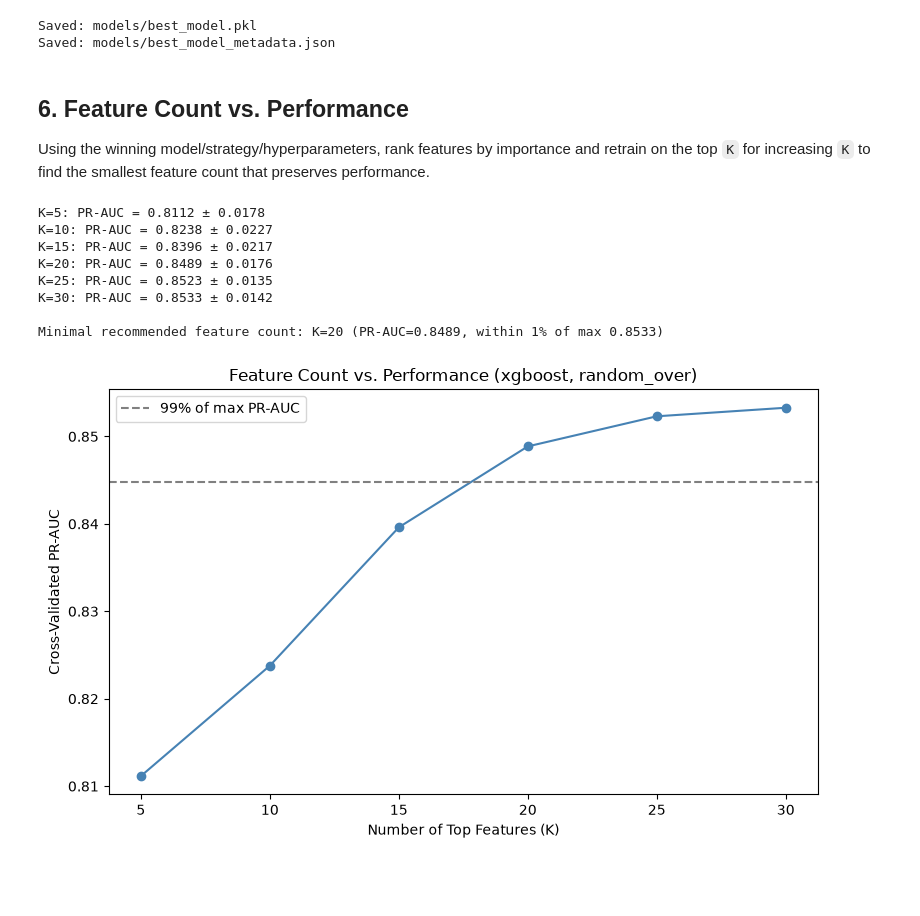
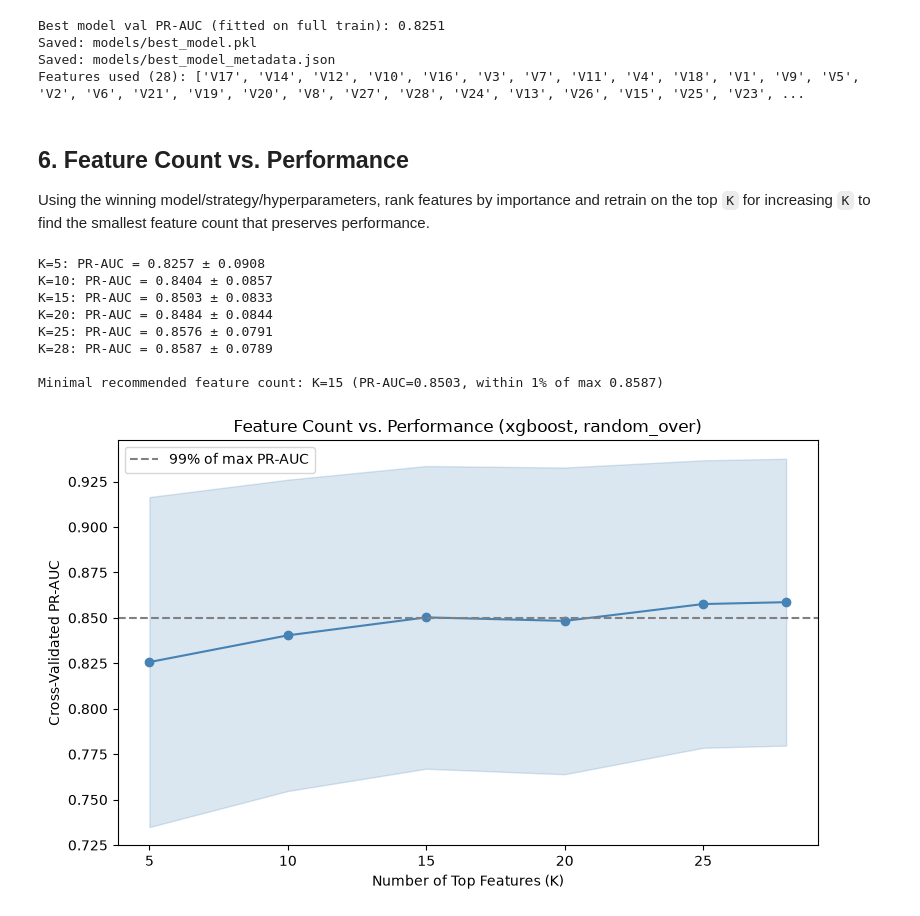
Before and after one commit to srwang721tw/KaggleFraudDetection, a Jupyter notebook: notebooks/04_modeling.ipynb, the cells around one changed output. Saved outputs shown, nothing was run; the diff lists cells and outputs as text; code cells hidden in the pictures; blank space fills up the shorter version.

```diff
--- a/notebooks/04_modeling.ipynb
+++ b/notebooks/04_modeling.ipynb
@@ -107,6 +133,6 @@ All `2 feature sets × 4 imbalance strategies × 3 models = 24` combinations, sc
 # %%
 screening_rows = []
-for feature_set in ['full', 'selected']:
+for feature_set in ['full', 'selected', 'mannwhitney']:
     X_train, y_train, _, _ = datasets[feature_set]
     for strategy in IMBALANCE_STRATEGIES:
         for model_name in MODEL_NAMES:
@@ -123,5 +149,6 @@ for feature_set in ['full', 'selected']:
 
 screening_results = pd.DataFrame(screening_rows).sort_values('mean_prauc', ascending=False).reset_index(drop=True)
 screening_results.to_csv(f'{REPORT_DIR}/coarse_screening_results.csv', index=False)
+print(f'\nTotal combos evaluated: {len(screening_results)}')
 screening_results.head(10)
 # %% [output]
@@ -262,22 +357,33 @@ feature_set imbalance_strategy   model  best_cv_prauc
 # %%
+X_train_best, y_train_best, X_val_best, y_val_best = datasets[best_feature_set]
+
+best_pipeline = make_pipeline(best_model_name, best_strategy, y_train_best, **best_params)
+best_pipeline.fit(X_train_best, y_train_best)
+
+val_prauc_final = average_precision_score(y_val_best, best_pipeline.predict_proba(X_val_best)[:, 1])
+print(f'Best model val PR-AUC (fitted on full train): {val_prauc_final:.4f}')
+
 joblib.dump(best_pipeline, '../models/best_model.pkl')
 
 metadata = {
-    'feature_set': best_feature_set,
+    'feature_set':        best_feature_set,
     'imbalance_strategy': best_strategy,
-    'model': best_model_name,
-    'hyperparameters': best_params,
-    'features': list(X_train.columns),
-    'test_prauc': test_prauc,
+    'model':              best_model_name,
+    'hyperparameters':    best_params,
+    'features':           list(X_train_best.columns),
+    'val_prauc':          val_prauc_final,
 }
 with open('../models/best_model_metadata.json', 'w') as f:
     json.dump(metadata, f, indent=2)
 
 print('Saved: models/best_model.pkl')
 print('Saved: models/best_model_metadata.json')
+print(f'Features used ({len(metadata["features"])}): {metadata["features"]}')
 # %% [output]
+Best model val PR-AUC (fitted on full train): 0.8251
 Saved: models/best_model.pkl
 Saved: models/best_model_metadata.json
+Features used (28): ['V17', 'V14', 'V12', 'V10', 'V16', 'V3', 'V7', 'V11', 'V4', 'V18', 'V1', 'V9', 'V5', 'V2', 'V6', 'V21', 'V19', 'V20', 'V8', 'V27', 'V28', 'V24', 'V13', 'V26', 'V15', 'V25', 'V23', ...
 # %% [markdown]
 ## 6. Feature Count vs. Performance
 
@@ -286,51 +392,57 @@ Using the winning model/strategy/hyperparameters, rank features by importance an
 fitted_clf = best_pipeline.named_steps['clf']
 
 if hasattr(fitted_clf, 'feature_importances_'):
-    importances = pd.Series(fitted_clf.feature_importances_, index=X_train.columns)
+    importances = pd.Series(fitted_clf.feature_importances_, index=X_train_best.columns)
 elif hasattr(fitted_clf, 'coef_'):
-    importances = pd.Series(np.abs(fitted_clf.coef_[0]), index=X_train.columns)
+    importances = pd.Series(np.abs(fitted_clf.coef_[0]), index=X_train_best.columns)
 else:
-    raise ValueError('Best model has neither feature_importances_ nor coef_')
+    raise ValueError('Model has neither feature_importances_ nor coef_')
 
 ranked_features = importances.sort_values(ascending=False).index.tolist()
+max_k = len(ranked_features)
 
-k_values = [k for k in [5, 10, 15, 20, 25, 30] if k <= len(ranked_features)]
-if len(ranked_features) not in k_values:
-    k_values.append(len(ranked_features))
+k_values = [k for k in [5, 10, 15, 20, 25, 30] if k <= max_k]
+if max_k not in k_values:
+    k_values.append(max_k)
 
 curve_rows = []
 for k in k_values:
     top_k_features = ranked_features[:k]
-    pipe = make_pipeline(best_model_name, best_strategy, y_train, **best_params)
-    scores = cross_val_score(pipe, X_train[top_k_features], y_train, cv=cv, scoring='average_precision', n_jobs=1)
+    pipe = make_pipeline(best_model_name, best_strategy, y_train_best, **best_params)
+    scores = cross_val_score(pipe, X_train_best[top_k_features], y_train_best,
+                             cv=cv, scoring='average_precision', n_jobs=1)
     curve_rows.append({'k': k, 'mean_prauc': scores.mean(), 'std_prauc': scores.std()})
     print(f'K={k}: PR-AUC = {scores.mean():.4f} ± {scores.std():.4f}')
 
 curve_df = pd.DataFrame(curve_rows)
 curve_df.to_csv(f'{REPORT_DIR}/feature_count_vs_prauc.csv', index=False)
 
 max_prauc = curve_df['mean_prauc'].max()
 minimal_k_row = curve_df[curve_df['mean_prauc'] >= max_prauc * 0.99].iloc[0]
 print(f"\nMinimal recommended feature count: K={int(minimal_k_row['k'])} "
       f"(PR-AUC={minimal_k_row['mean_prauc']:.4f}, within 1% of max {max_prauc:.4f})")
 
 plt.figure(figsize=(8, 5))
 plt.plot(curve_df['k'], curve_df['mean_prauc'], marker='o', color='steelblue')
+plt.fill_between(curve_df['k'],
+                 curve_df['mean_prauc'] - curve_df['std_prauc'],
+                 curve_df['mean_prauc'] + curve_df['std_prauc'],
+                 alpha=0.2, color='steelblue')
 plt.axhline(max_prauc * 0.99, linestyle='--', color='gray', label='99% of max PR-AUC')
 plt.xlabel('Number of Top Features (K)')
 plt.ylabel('Cross-Validated PR-AUC')
 plt.title(f'Feature Count vs. Performance ({best_model_name}, {best_strategy})')
 plt.legend()
 plt.tight_layout()
 plt.savefig(f'{REPORT_DIR}/feature_count_vs_prauc.png', dpi=150)
 plt.show()
 # %% [output]
-K=5: PR-AUC = 0.8112 ± 0.0178
-K=10: PR-AUC = 0.8238 ± 0.0227
-K=15: PR-AUC = 0.8396 ± 0.0217
-K=20: PR-AUC = 0.8489 ± 0.0176
-K=25: PR-AUC = 0.8523 ± 0.0135
-K=30: PR-AUC = 0.8533 ± 0.0142
+K=5: PR-AUC = 0.8257 ± 0.0908
+K=10: PR-AUC = 0.8404 ± 0.0857
+K=15: PR-AUC = 0.8503 ± 0.0833
+K=20: PR-AUC = 0.8484 ± 0.0844
+K=25: PR-AUC = 0.8576 ± 0.0791
+K=28: PR-AUC = 0.8587 ± 0.0789
 
-Minimal recommended feature count: K=20 (PR-AUC=0.8489, within 1% of max 0.8533)
+Minimal recommended feature count: K=15 (PR-AUC=0.8503, within 1% of max 0.8587)
-[figure, old version]
+[figure, new version]
```
Also changed, not shown: parts of 12 cells of this notebook, 51 other files.
